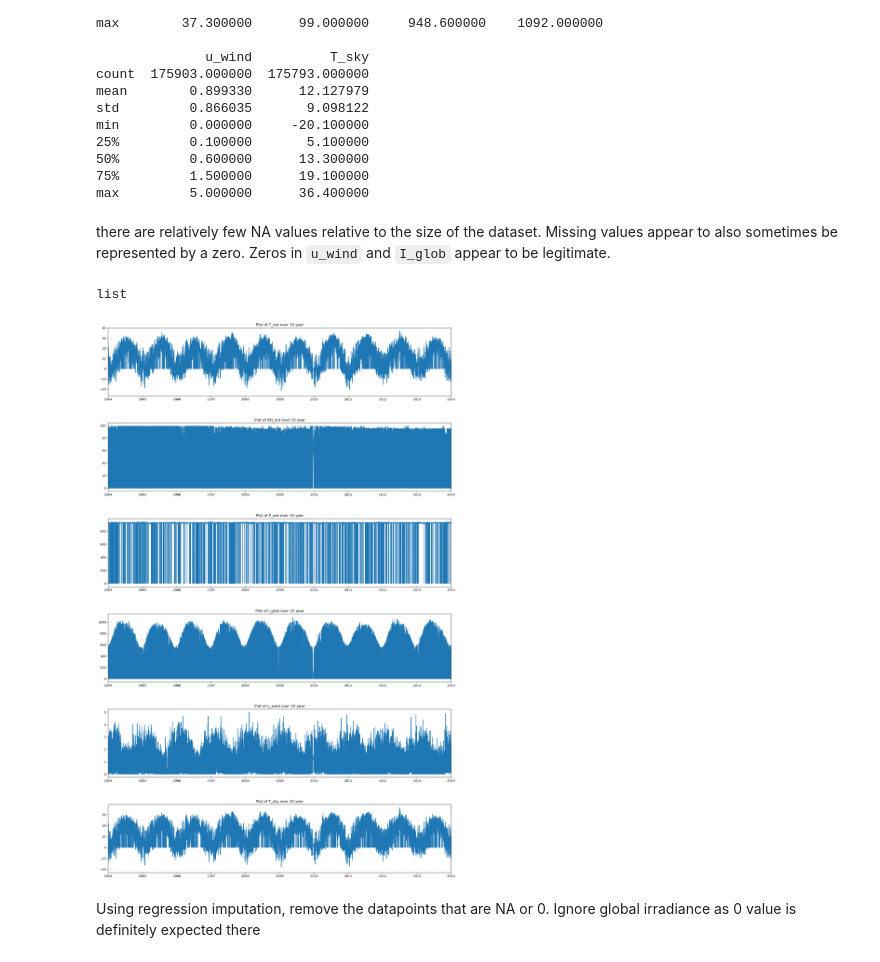
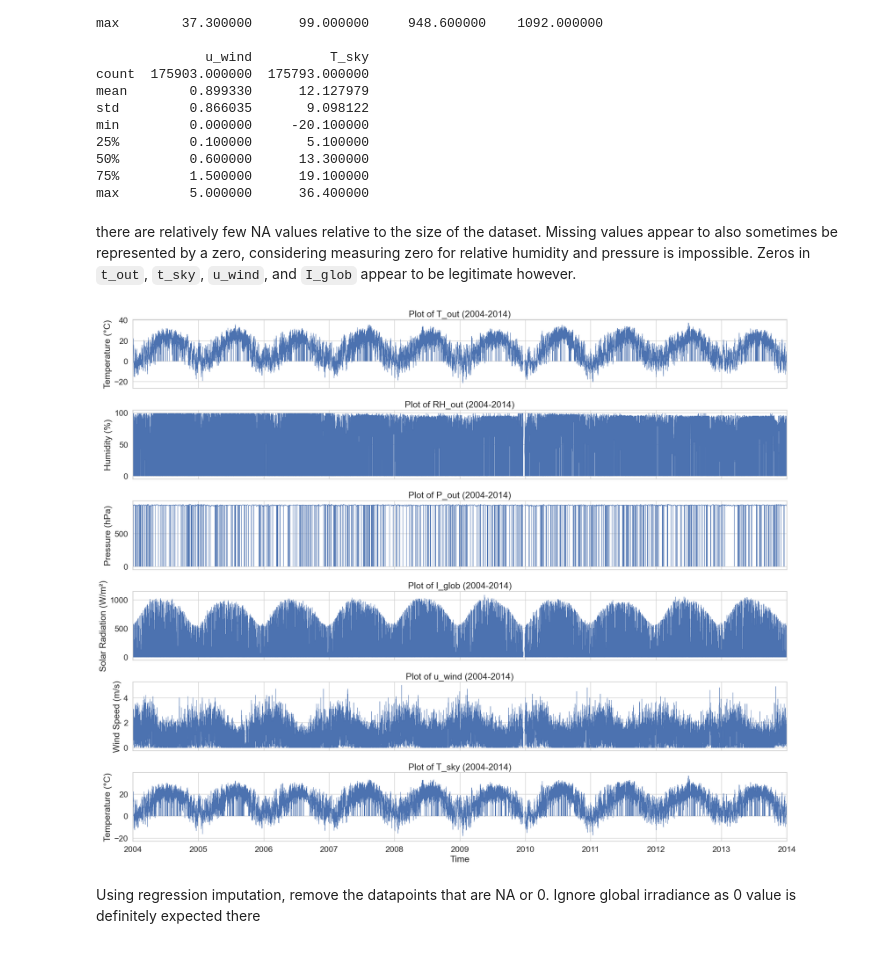
Before and after one commit to Matthewjmcc/fyp, a Jupyter notebook: src/openmodelica/noaa_data_processing.ipynb, the cells around one changed output. Cells and saved outputs as stored; diff of their text form; code cells hidden in the pictures.

Commit message:
Updating figure generate and general code overhaul

```diff
--- a/src/openmodelica/noaa_data_processing.ipynb
+++ b/src/openmodelica/noaa_data_processing.ipynb
@@ -1,5 +1,12 @@
 # %%
 import pandas as pd
 import numpy as np
+import matplotlib as mp
 import matplotlib.pyplot as plt
 import datetime
+import seaborn as sns
+
+s = [s for s in mp.rcParams.keys() if 'linewidth' in s]
+
+for ss in s:
+    mp.rcParams[ss] = .5
@@ -6,6 +15,5 @@ import datetime
 # %%
-indices = ['']
-testdf = pd.read_csv('../../data/openmodelica/CRNHE0101-NC_Asheville_8_SSW.csv', index_col='DATE_TIME')
-
-print(testdf.describe())
+noaa_data = pd.read_csv('../../data/openmodelica/CRNHE0101-NC_Asheville_8_SSW.csv', index_col='DATE_TIME')
+print(noaa_data.head())
+print(noaa_data.describe())
 # %% [output]
@@ -29,8 +43,8 @@ max                 99.200000                     99.400000
 # %%
-testdf = testdf[testdf.index >= 2004010101]
-testdf = testdf[['APPARENT_TEMPERATURE_C','RELATIVE_HUMIDITY','SURFACE_PRESSURE','SOLAR_RADIATION','ESTIMATED_10_METER_WIND_SPEED','DRY_BULB_TEMPERATURE_C']]
-testdf.rename(columns={"APPARENT_TEMPERATURE_C" : "T_out", "RELATIVE_HUMIDITY" : "RH_out", "SURFACE_PRESSURE" : "P_out", "SOLAR_RADIATION" : "I_glob", "ESTIMATED_10_METER_WIND_SPEED" : "u_wind", "DRY_BULB_TEMPERATURE_C" : "T_sky"}, inplace=True)
-print(testdf)
+noaa_data = noaa_data[noaa_data.index >= 2004010101] # Select dates after 1 January 2024
+noaa_data = noaa_data[['APPARENT_TEMPERATURE_C','RELATIVE_HUMIDITY','SURFACE_PRESSURE','SOLAR_RADIATION','ESTIMATED_10_METER_WIND_SPEED','DRY_BULB_TEMPERATURE_C']]
+noaa_data.rename(columns={"APPARENT_TEMPERATURE_C" : "T_out", "RELATIVE_HUMIDITY" : "RH_out", "SURFACE_PRESSURE" : "P_out", "SOLAR_RADIATION" : "I_glob", "ESTIMATED_10_METER_WIND_SPEED" : "u_wind", "DRY_BULB_TEMPERATURE_C" : "T_sky"}, inplace=True)
+print(noaa_data)
 # %% [output]
             T_out  RH_out  P_out  I_glob  u_wind  T_sky
 DATE_TIME
@@ -96,28 +110,29 @@ min         0.000000     -20.100000
 75%         1.500000      19.100000
 max         5.000000      36.400000
 # %% [markdown]
-there are relatively few NA values relative to the size of the dataset. Missing values appear to also sometimes be represented by a zero. Zeros in `u_wind` and `I_glob` appear to be legitimate.
+there are relatively few NA values relative to the size of the dataset. Missing values appear to also sometimes be represented by a zero, considering measuring zero for relative humidity and pressure is impossible. Zeros in `t_out`, `t_sky`, `u_wind`, and `I_glob` appear to be legitimate however.
-# %%
-type(data.columns.to_list())
-# %% [output]
-list
 # %%
-data = testdf.dropna()
+noaa_data_dropped_nan = noaa_data.dropna()
+time_series = pd.to_datetime(noaa_data_dropped_nan.index, format='%Y%m%d%H')
 
-time_series = pd.to_datetime(data.index, format='%Y%m%d%H')
+sns.set(style="whitegrid", font_scale=1.5)
+fig, axs = plt.subplots(6,1,figsize=(20,16), sharex=True)
+fig.subplots_adjust(hspace=0.2)
 
-fig, axs = plt.subplots(6,1,figsize=(20,32))
-fig.subplots_adjust(wspace=0.4, hspace=0.4)
-for i in range(len(data.columns.to_list())):
-    axs[i].plot(time_series, data.iloc[:,i])
+y_labels = ['Temperature (°C)', 'Humidity (%)', 'Pressure (hPa)', 'Solar Radiation (W/m²)', 'Wind Speed (m/s)', 'Temperature (°C)']
+for i in range(len(noaa_data_dropped_nan.columns)):
+    sns.lineplot(x=time_series, y=noaa_data_dropped_nan.iloc[:,i], ax=axs[i], linewidth=0.5)
 
     axs[i].set_xlim([pd.to_datetime('2004-01-01'), pd.to_datetime('2014-01-01')])
-    axs[i].set_title(f'Plot of {data.columns[i]} over 10 year')
+    axs[i].set_title(f'Plot of {data.columns[i]} (2004-2014)')
+    axs[i].set_ylabel(y_labels[i])
 
+plt.xlabel('Time')
 
-plt.savefig('../../imgs/openmodelica/NOAA_raw_data.png')
+plt.tight_layout()
+plt.savefig('../../imgs/openmodelica/NOAA_raw_data.pdf', format='pdf', transparent=True)
 # %% [output]
-[figure, old version]
+[figure, new version]
 # %% [markdown]
 Using regression imputation, remove the datapoints that are NA or 0. Ignore global irradiance as 0 value is definitely expected there
 # %%
```
Also changed, not shown: parts of 15 cells of this notebook, 15 other files.
